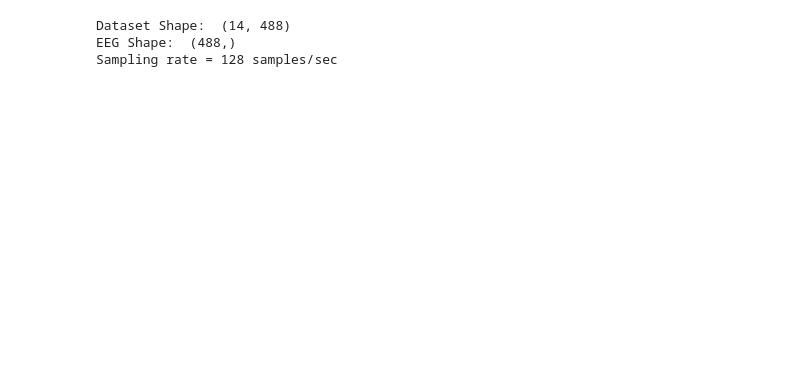
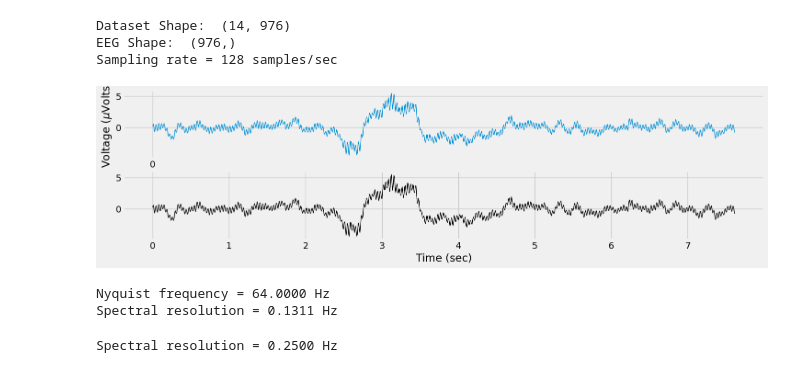
Before and after one commit to hari-19/EEG-Emotion-Classification, a Jupyter notebook: preprocessing_final.ipynb, the cells around one changed output. Cells and saved outputs as stored; diff of their text form; code cells hidden in the pictures; blank space fills up the shorter version.

```diff
--- a/preprocessing_final.ipynb
+++ b/preprocessing_final.ipynb
@@ -62,12 +64,67 @@ Populating the interactive namespace from numpy and matplotlib
 # %%
 print("Dataset Shape: ", dataset[0][0][0].shape)
-eeg = dataset[0][0][0][0].squeeze() # 1st trial, 1st channel, 1st chunk
+eeg = dataset[0][0][0][4].squeeze() # 1st trial, 1st channel, 1st chunk
 
 print("EEG Shape: ", eeg.shape)
 sr = 128 # sampling rate
 time = np.arange(eeg.size)/sr
 print('Sampling rate = %d samples/sec'%sr)
 # %% [output]
-Dataset Shape:  (14, 488)
-EEG Shape:  (488,)
+Dataset Shape:  (14, 976)
+EEG Shape:  (976,)
 Sampling rate = 128 samples/sec
+# %%
+# plot the time course of the EEG
+fig, ax = plt.subplots(2,1, figsize=(16,4), sharey=True)
+
+ax[0].plot(time,eeg, lw=1)
+ax[0].set_xlabel('Time (sec)'), ax[0].set_ylabel('Voltage ($\mu$Volts)');
+ax[0].set_xticks(arange(0,8,60));
+
+ax[1].plot(time, eeg, lw=1, color='k')
+# ax[1].set_xlim(42.5,45)
+#ax[1].set_xlim(12,14.5)
+# ax[1].set_xticks(arange(43,45,1));
+ax[1].set_xlabel('Time (sec)');
+# %% [output]
+[figure, added]
+# %%
+# Fourier transform
+import math
+
+FourierCoeff = np.fft.fft(eeg)/eeg.size
+DC = [np.abs(FourierCoeff[0])]
+amp = np.concatenate((DC, 2*np.abs(FourierCoeff[1:])))
+
+# compute frequencies vector until half the sampling rate
+Nyquist = sr/2
+print('Nyquist frequency = %2.4f Hz'%Nyquist)
+Nsamples = int(math.floor(eeg.size/2) )
+hz = np.linspace(0, Nyquist, num = Nsamples + 1 )
+dhz = hz[1]
+print('Spectral resolution = %2.4f Hz'%hz[1])
+# %% [output]
+Nyquist frequency = 64.0000 Hz
+Spectral resolution = 0.1311 Hz
+# %%
+# Perform Welch's periodogram
+segment = int( 4*sr )
+myhann = signal.get_window('hann', segment)
+
+# obtain the power (uV^2) spectrum with Hann window and 50% overlap
+myparams = dict(fs = sr, nperseg = segment, window = myhann, noverlap = segment/2,
+                scaling = 'spectrum', return_onesided = True)
+freq, ps = signal.welch(x = eeg, **myparams)# units uV**2
+ps = 2*ps
+
+# obtain the power density/Hz (uV^2) spectrum with Hann window and 50% overlap
+# to get back to simply power, divide by the segment lenght in seconds (four in our case)
+myparams2 = dict(fs = sr, nperseg = segment, window = myhann, noverlap = segment/2,
+                 scaling = 'density', return_onesided = True)
+freq, psd = signal.welch(x = eeg, **myparams2)# units uV**2/Hz
+psd = 2*psd
+
+dfreq = freq[1]
+print('Spectral resolution = %2.4f Hz'%dfreq)
+# %% [output]
+Spectral resolution = 0.2500 Hz
```
Also changed, not shown: parts of 14 cells of this notebook, 2 other files.
